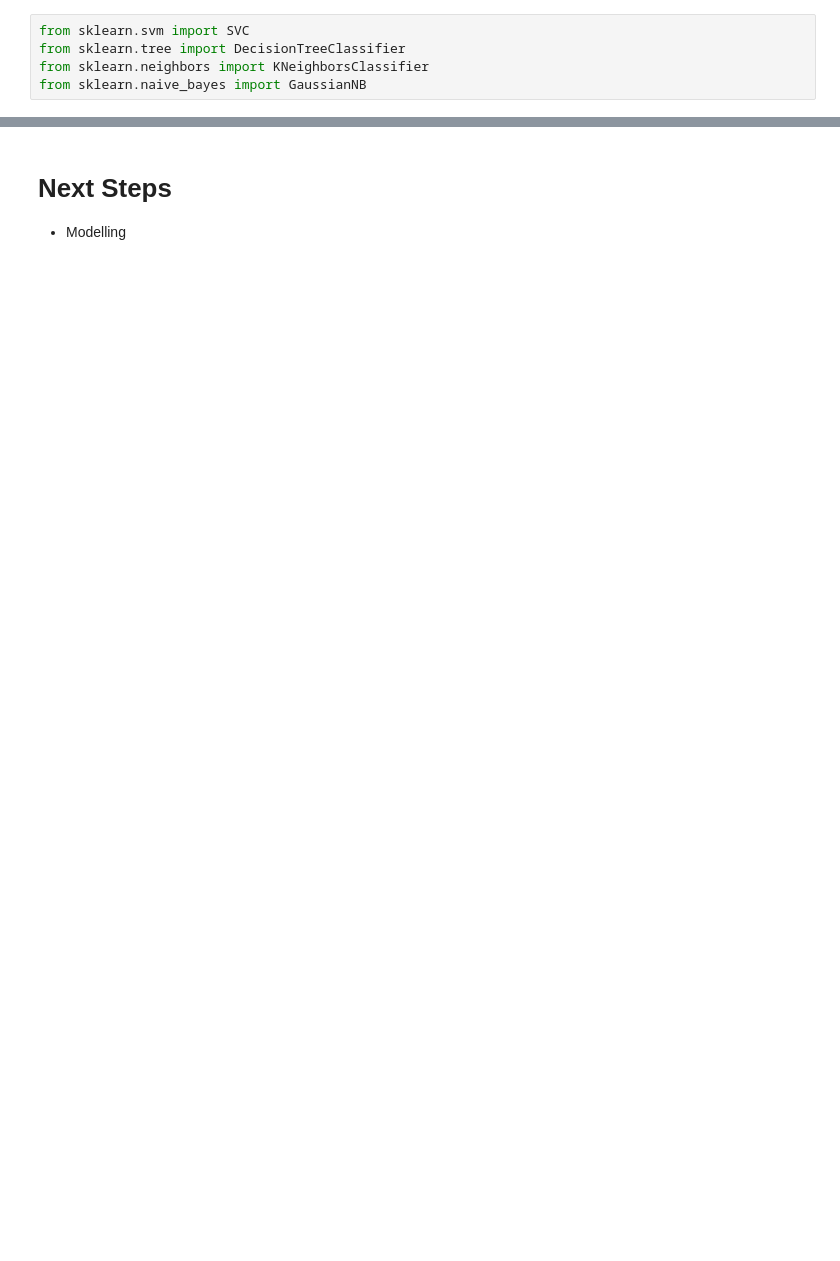
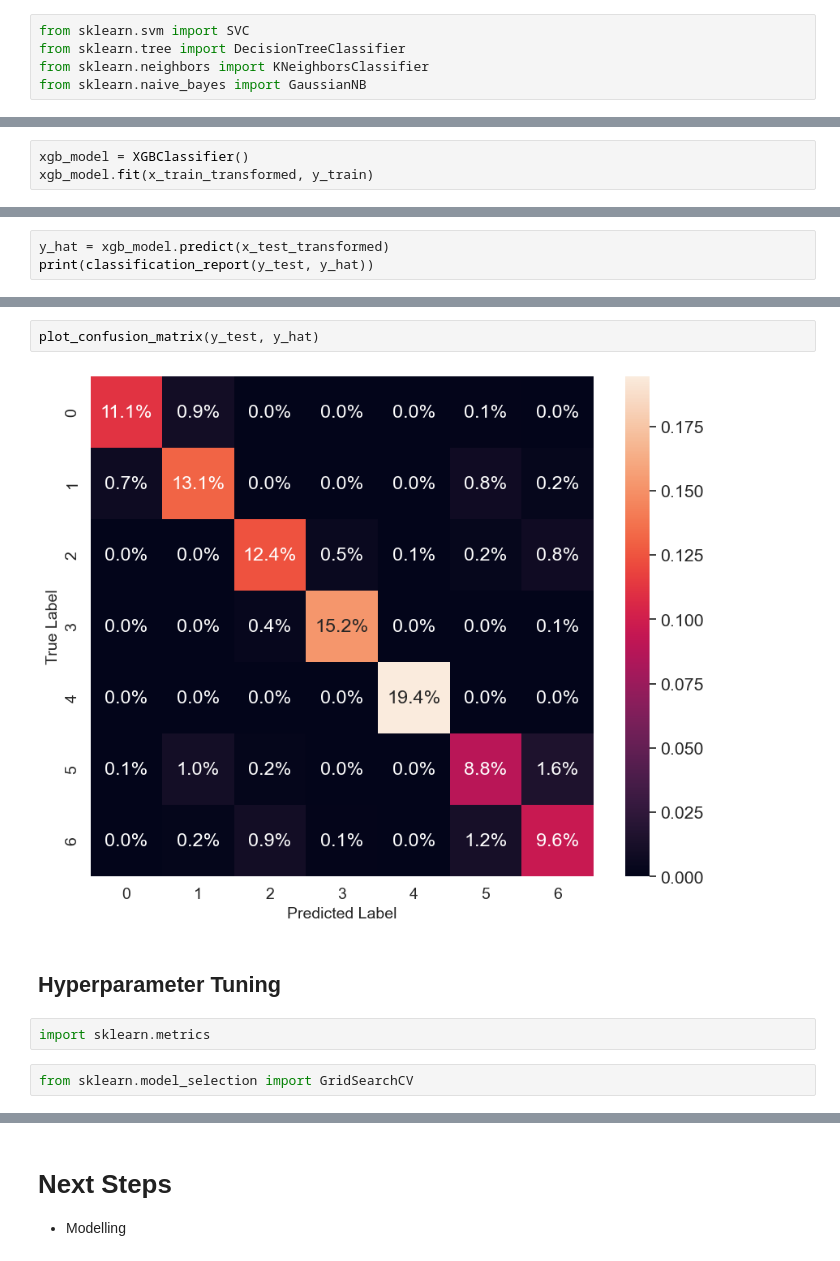
Before and after one commit to muscak/Obesity-Risk-Prediction, a Jupyter notebook: Notebooks/Prediction of Obesity Risk - Modelling.ipynb, the cells around one changed output, grey strips where cells are left out. Drawn from its saved outputs; the diff is of its cells as text; blank space fills up the shorter version.

```diff
--- a/Notebooks/Prediction of Obesity Risk - Modelling.ipynb
+++ b/Notebooks/Prediction of Obesity Risk - Modelling.ipynb
@@ -218,0 +273,3 @@ GNB           0.614    0.012
+# %%
+xgb_model = XGBClassifier()
+xgb_model.fit(x_train_transformed, y_train)
@@ -218,0 +288,3 @@ GNB           0.614    0.012
+# %%
+y_hat = xgb_model.predict(x_test_transformed)
+print(classification_report(y_test, y_hat))
@@ -218,0 +305,10 @@ GNB           0.614    0.012
+# %%
+plot_confusion_matrix(y_test, y_hat)
+# %% [output]
+[figure, added]
+# %% [markdown]
+## Hyperparameter Tuning
+# %%
+import sklearn.metrics
+# %%
+from sklearn.model_selection import GridSearchCV
```
Also changed, not shown: parts of 21 cells of this notebook, 2 other files.
